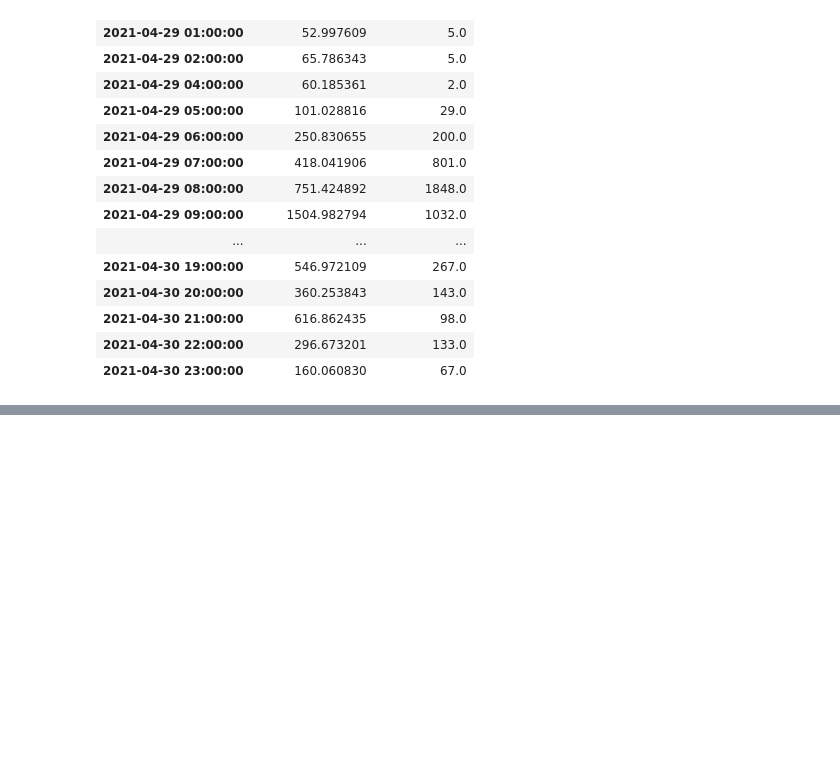
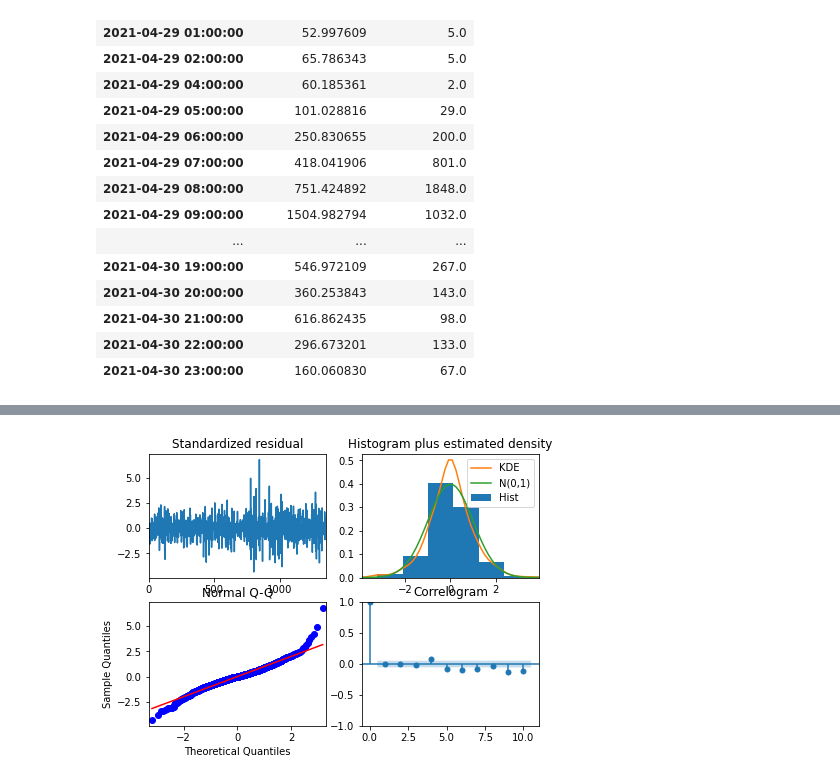
Before and after one commit to Megalodonte/BGHWSW, a Jupyter notebook: HWSWBG2/codes/monthly.ipynb, the cells around one changed output, grey strips where cells are left out. Drawn from its saved outputs; the diff is of its cells as text; code cells hidden in the pictures; blank space fills up the shorter version.

```diff
--- a/HWSWBG2/codes/monthly.ipynb
+++ b/HWSWBG2/codes/monthly.ipynb
@@ -177,0 +157,5 @@ plt.show()
+# %%
+arima_model.plot_diagnostics(figsize=(7,5))
+plt.show()
+# %% [output]
+[figure, added]
```
Also changed, not shown: parts of 10 cells of this notebook, 5 other files.
